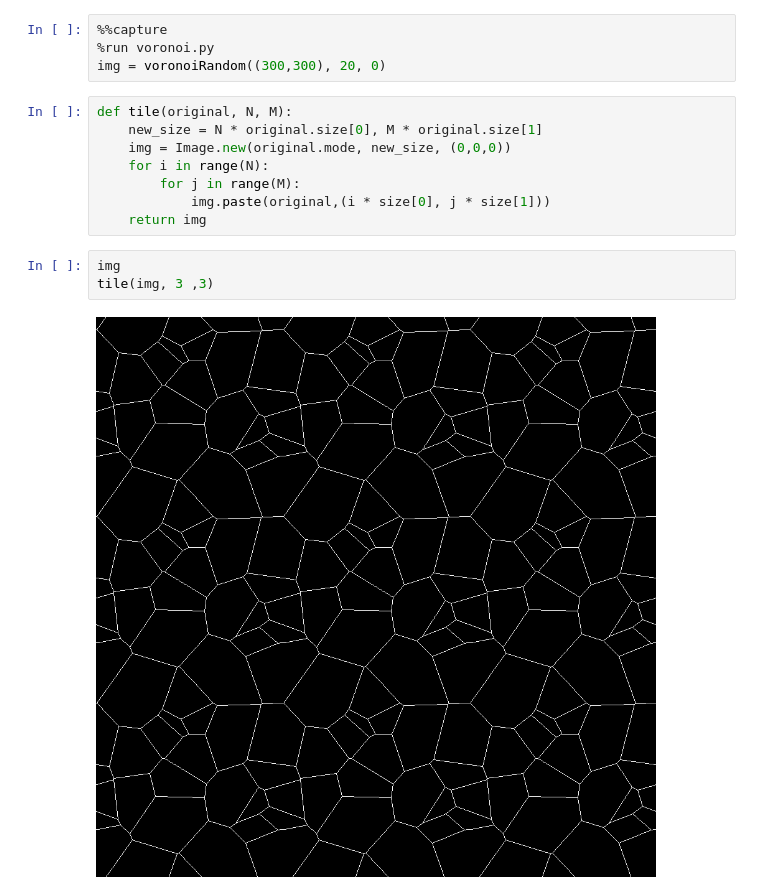
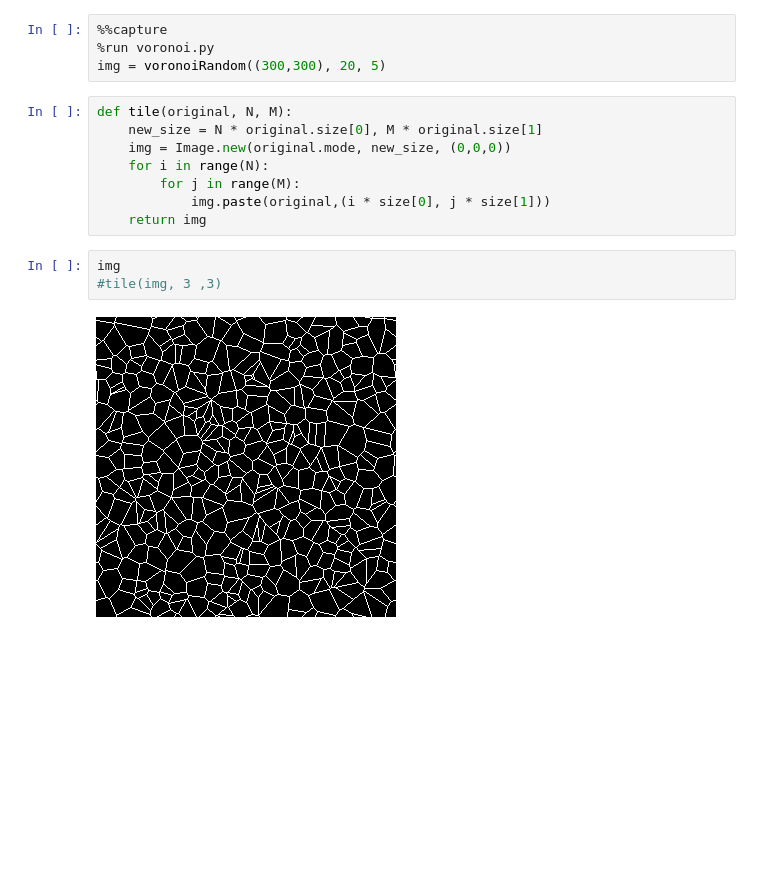
Before and after one commit to KenyC/ProceduralTextureGenerator, a Jupyter notebook: operators/functions/Untitled.ipynb, the cells around one changed output. Cells and saved outputs as stored; diff of their text form; blank space fills up the shorter version.

```diff
--- a/operators/functions/Untitled.ipynb
+++ b/operators/functions/Untitled.ipynb
@@ -81,7 +81,7 @@ INCOMPLETE EDGE 5 -> 2 (orig = (210.2064748201439, 360.14604316546763), dir = (-
 # %%
 %%capture
 %run voronoi.py
-img = voronoiRandom((300,300), 20, 0)
+img = voronoiRandom((300,300), 20, 5)
 # %%
 def tile(original, N, M):
     new_size = N * original.size[0], M * original.size[1]
@@ -92,6 +92,6 @@ def tile(original, N, M):
     return img
 # %%
 img
-tile(img, 3 ,3)
+#tile(img, 3 ,3)
 # %% [output]
-[figure, old version]
+[figure, new version]
```
Also changed, not shown: parts of 4 cells of this notebook, 9 other files.
